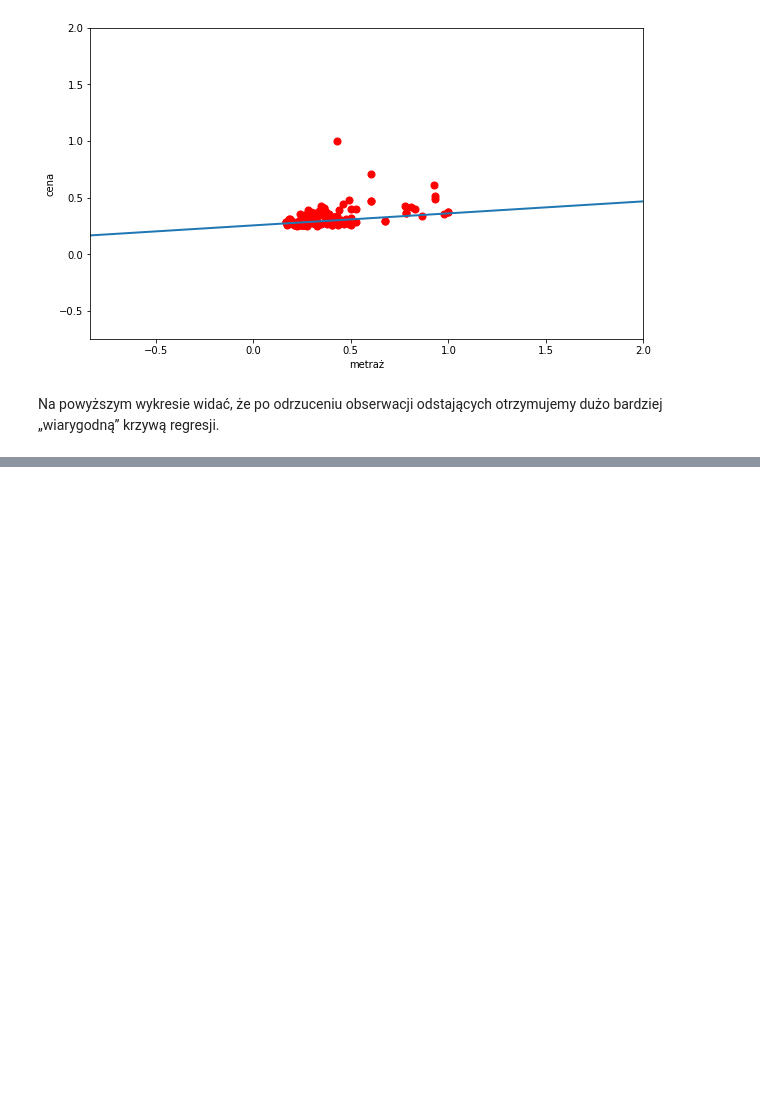
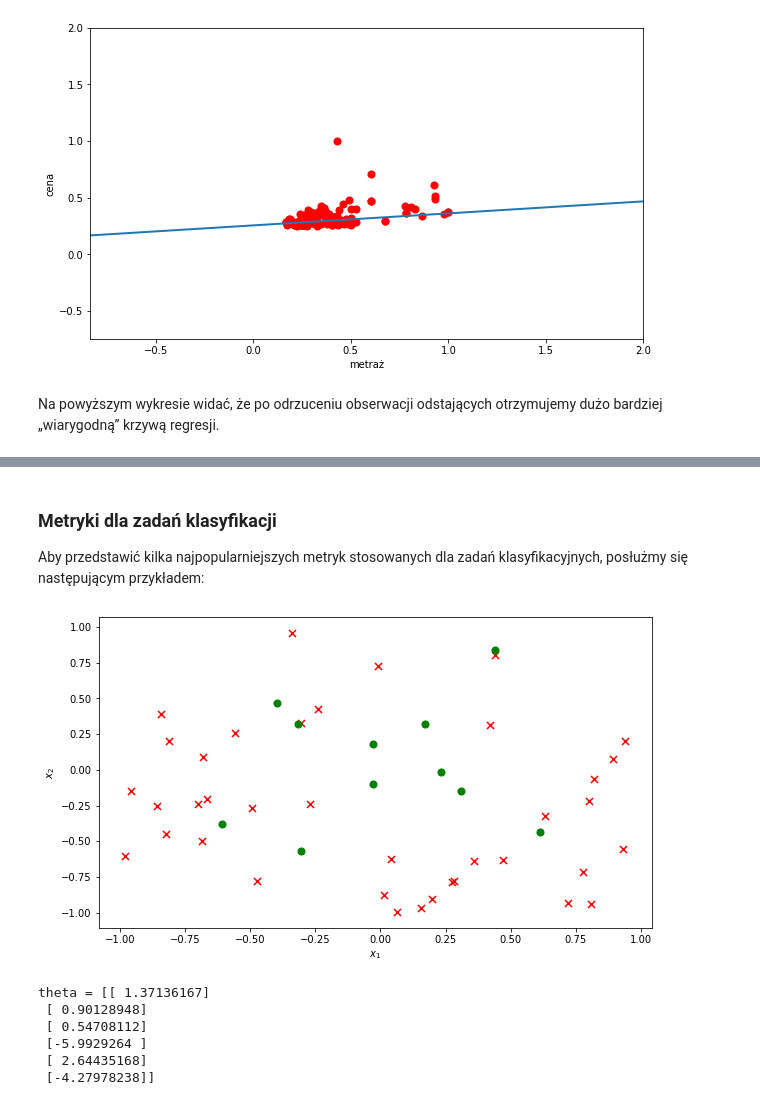
Before and after one commit to SzamanFL/umz20, a Jupyter notebook: wyk/2005_Dobre_praktyki_w_ML.ipynb, the cells around one changed output, grey strips where cells are left out. Drawn from its saved outputs; the diff is of its cells as text; code cells hidden in the pictures; blank space fills up the shorter version.

```diff
--- a/wyk/2005_Dobre_praktyki_w_ML.ipynb
+++ b/wyk/2005_Dobre_praktyki_w_ML.ipynb
@@ -472,0 +491,4 @@ Na powyższym wykresie widać, że po odrzuceniu obserwacji odstających otrzymu
+# %% [markdown]
+### Metryki dla zadań klasyfikacji
+
+Aby przedstawić kilka najpopularniejszych metryk stosowanych dla zadań klasyfikacyjnych, posłużmy się następującym przykładem:
@@ -472,0 +506,7 @@ Na powyższym wykresie widać, że po odrzuceniu obserwacji odstających otrzymu
+# %%
+def powerme(x1,x2,n):
+    X = []
+    for m in range(n+1):
+        for i in range(m+1):
+            X.append(np.multiply(np.power(x1,i),np.power(x2,(m-i))))
+    return np.hstack(X)
@@ -472,0 +574,17 @@ Na powyższym wykresie widać, że po odrzuceniu obserwacji odstających otrzymu
+# %%
+# Wczytanie danych
+import pandas
+import numpy as np
+
+alldata = pandas.read_csv('data-metrics.tsv', sep='\t')
+data = np.matrix(alldata)
+
+m, n_plus_1 = data.shape
+n = n_plus_1 - 1
+
+X2 = powerme(data[:, 1], data[:, 2], n)
+Y2 = np.matrix(data[:, 0]).reshape(m, 1)
+# %%
+fig = plot_data_for_classification(X2, Y2, xlabel=r'$x_1$', ylabel=r'$x_2$')
+# %% [output]
+[figure, added]
@@ -472,0 +637,13 @@ Na powyższym wykresie widać, że po odrzuceniu obserwacji odstających otrzymu
+# %%
+# Uruchomienie metody gradientu prostego dla regresji logistycznej
+theta_start = np.matrix(np.zeros(X2.shape[1])).reshape(X2.shape[1],1)
+theta, errors = GD(h, J, dJ, theta_start, X2, Y2,
+                       alpha=0.1, eps=10**-7, maxSteps=10000)
+print('theta = {}'.format(theta))
+# %% [output]
+theta = [[ 1.37136167]
+ [ 0.90128948]
+ [ 0.54708112]
+ [-5.9929264 ]
+ [ 2.64435168]
+ [-4.27978238]]
```
Also changed, not shown: parts of 36 cells of this notebook.
